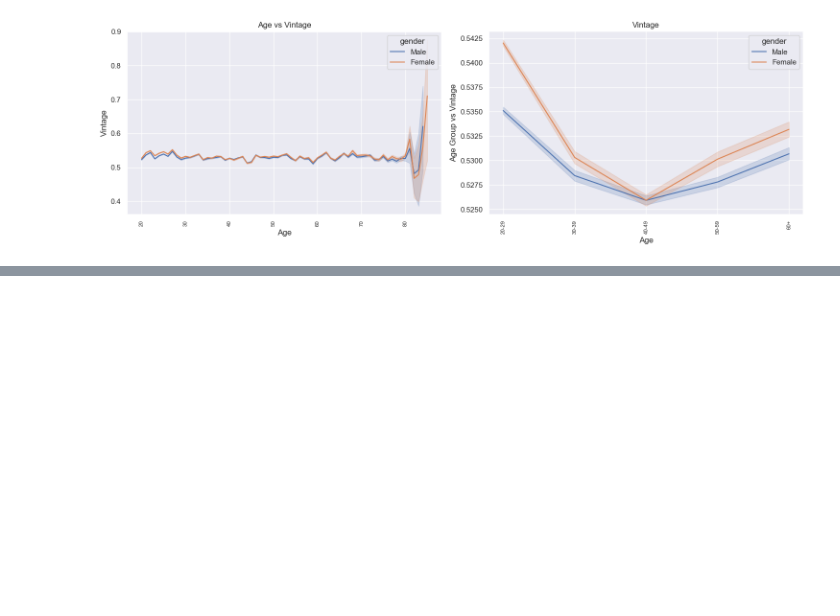
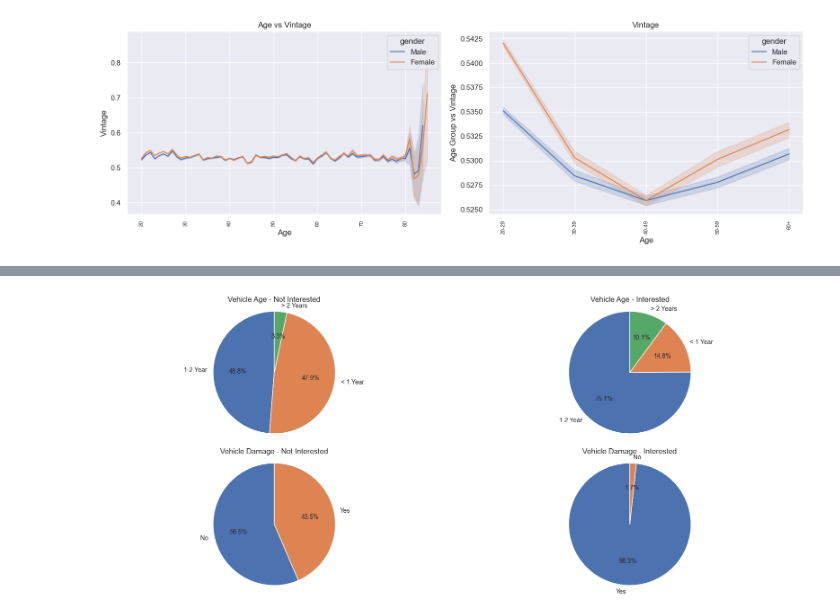
Before and after one commit to kevtr0801/ds_portfolio, a Jupyter notebook: binary-classification-carinsurance/binary-class-analysis.ipynb, the cells around one changed output, grey strips where cells are left out. Cells and saved outputs as stored; diff of their text form; code cells hidden in the pictures; blank space fills up the shorter version.

```diff
--- a/binary-classification-carinsurance/binary-class-analysis.ipynb
+++ b/binary-classification-carinsurance/binary-class-analysis.ipynb
@@ -387,0 +473,30 @@ plt.show()
+# %%
+train_response_1 = train[train['response'] == 1]
+train_response_0 = train[train['response'] == 0]
+vehicle_age_dist_1 = train_response_1['vehicle_age'].value_counts(normalize=True)
+vehicle_age_dist_0 = train_response_0['vehicle_age'].value_counts(normalize=True)
+vehicle_dmg_dist_1 = train_response_1['vehicle_damage'].value_counts(normalize=True)
+vehicle_dmg_dist_0 = train_response_0['vehicle_damage'].value_counts(normalize=True)
+
+fig, axes = plt.subplots(2, 2, figsize=(16, 7))
+
+axes[0, 0].pie(vehicle_age_dist_0, labels=vehicle_age_dist_0.index, autopct='%1.1f%%', startangle=90, textprops={'fontsize': 10})
+axes[0, 0].set_title("Vehicle Age - Not Interested", fontsize=12)
+axes[0, 0].axis('equal')
+
+axes[0, 1].pie(vehicle_age_dist_1, labels=vehicle_age_dist_1.index, autopct='%1.1f%%', startangle=90, textprops={'fontsize': 10})
+axes[0, 1].set_title("Vehicle Age - Interested", fontsize=12)
+axes[0, 1].axis('equal')
+
+axes[1, 0].pie(vehicle_dmg_dist_0, labels=vehicle_dmg_dist_0.index, autopct='%1.1f%%', startangle=90, textprops={'fontsize': 10})
+axes[1, 0].set_title("Vehicle Damage - Not Interested", fontsize=12)
+axes[1, 0].axis('equal')
+
+axes[1, 1].pie(vehicle_dmg_dist_1, labels=vehicle_dmg_dist_1.index, autopct='%1.1f%%', startangle=90, textprops={'fontsize': 10})
+axes[1, 1].set_title("Vehicle Damage - Interested", fontsize=12)
+axes[1, 1].axis('equal')
+
+plt.tight_layout()
+plt.show()
+# %% [output]
+[figure, added]
```
Also changed, not shown: parts of 22 cells of this notebook.
